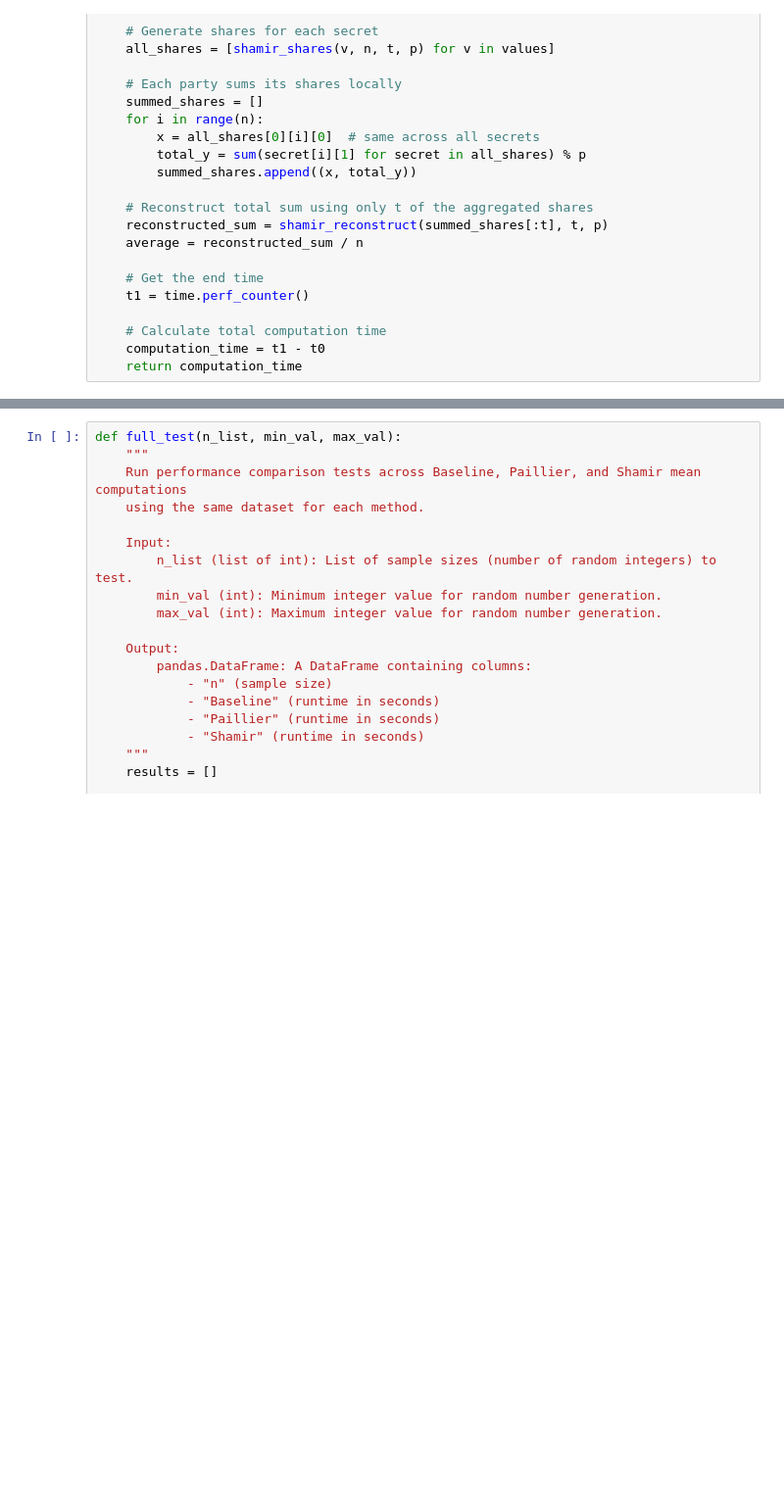
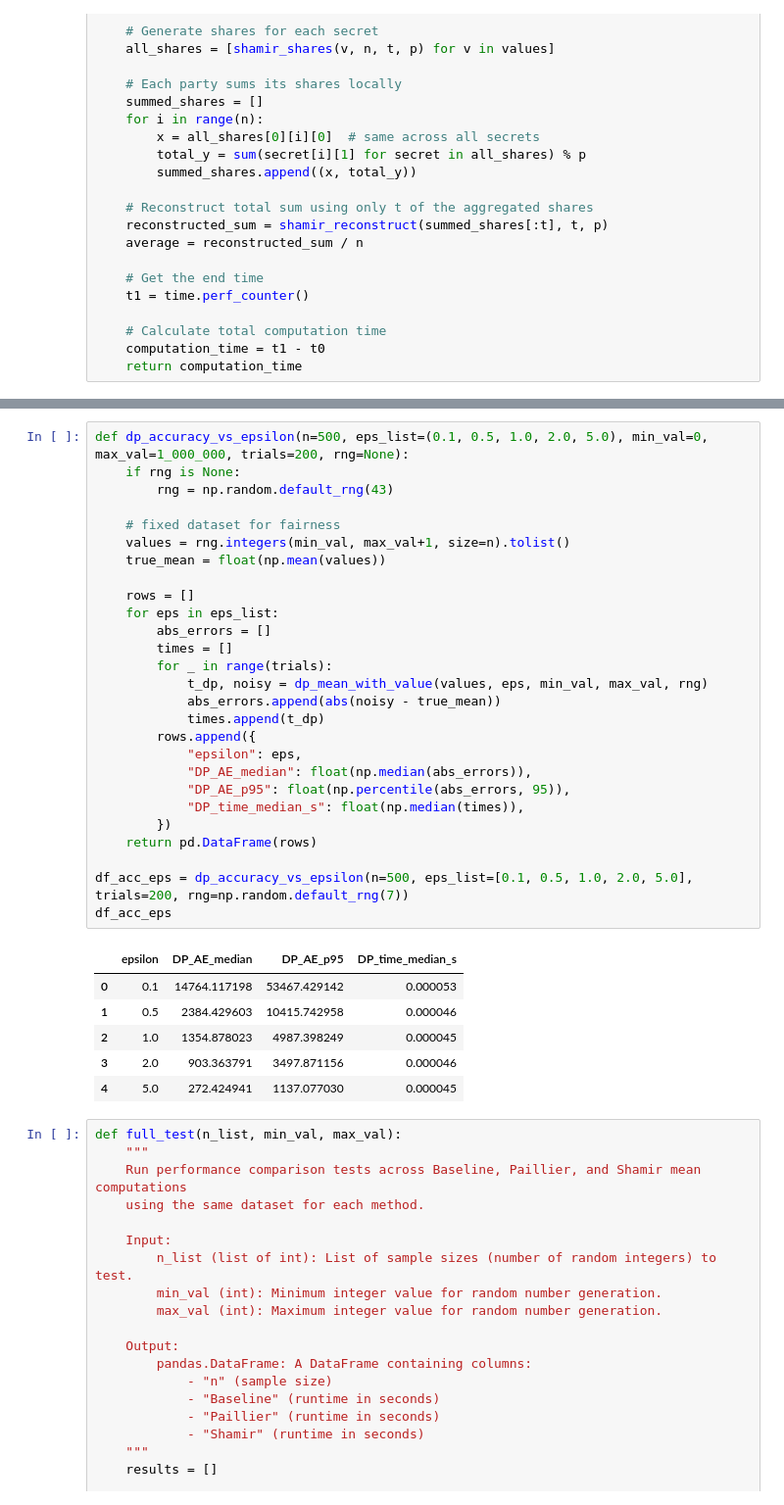
Before and after one commit to bachnguyen234/cs323-project-4, a Jupyter notebook: cs323-project-4.ipynb, the cells around one changed output, grey strips where cells are left out. Shown: that part at 98% size. Saved outputs shown, nothing was run; the diff lists cells and outputs as text; blank space fills up the shorter version.

```diff
--- a/cs323-project-3.ipynb
+++ b/cs323-project-4.ipynb
@@ -199,3 +323,37 @@ def shamir_mean(values, n, t, p):
+# %%
+def dp_accuracy_vs_epsilon(n=500, eps_list=(0.1, 0.5, 1.0, 2.0, 5.0), min_val=0, max_val=1_000_000, trials=200, rng=None):
+    if rng is None:
+        rng = np.random.default_rng(43)
+
+    # fixed dataset for fairness
+    values = rng.integers(min_val, max_val+1, size=n).tolist()
+    true_mean = float(np.mean(values))
+
+    rows = []
+    for eps in eps_list:
+        abs_errors = []
+        times = []
+        for _ in range(trials):
+            t_dp, noisy = dp_mean_with_value(values, eps, min_val, max_val, rng)
+            abs_errors.append(abs(noisy - true_mean))
+            times.append(t_dp)
+        rows.append({
+            "epsilon": eps,
+            "DP_AE_median": float(np.median(abs_errors)),
+            "DP_AE_p95": float(np.percentile(abs_errors, 95)),
+            "DP_time_median_s": float(np.median(times)),
+        })
+    return pd.DataFrame(rows)
+
+df_acc_eps = dp_accuracy_vs_epsilon(n=500, eps_list=[0.1, 0.5, 1.0, 2.0, 5.0], trials=200, rng=np.random.default_rng(7))
+df_acc_eps
+# %% [output]
+|  | epsilon | DP_AE_median | DP_AE_p95 | DP_time_median_s |
+| 0 | 0.1 | 14764.117198 | 53467.429142 | 0.000053 |
+| 1 | 0.5 | 2384.429603 | 10415.742958 | 0.000046 |
+| 2 | 1.0 | 1354.878023 | 4987.398249 | 0.000045 |
+| 3 | 2.0 | 903.363791 | 3497.871156 | 0.000046 |
+| 4 | 5.0 | 272.424941 | 1137.077030 | 0.000045 |
 # %%
 def full_test(n_list, min_val, max_val):
     """
```
Also changed, not shown: parts of 7 cells of this notebook, 1 other file.
